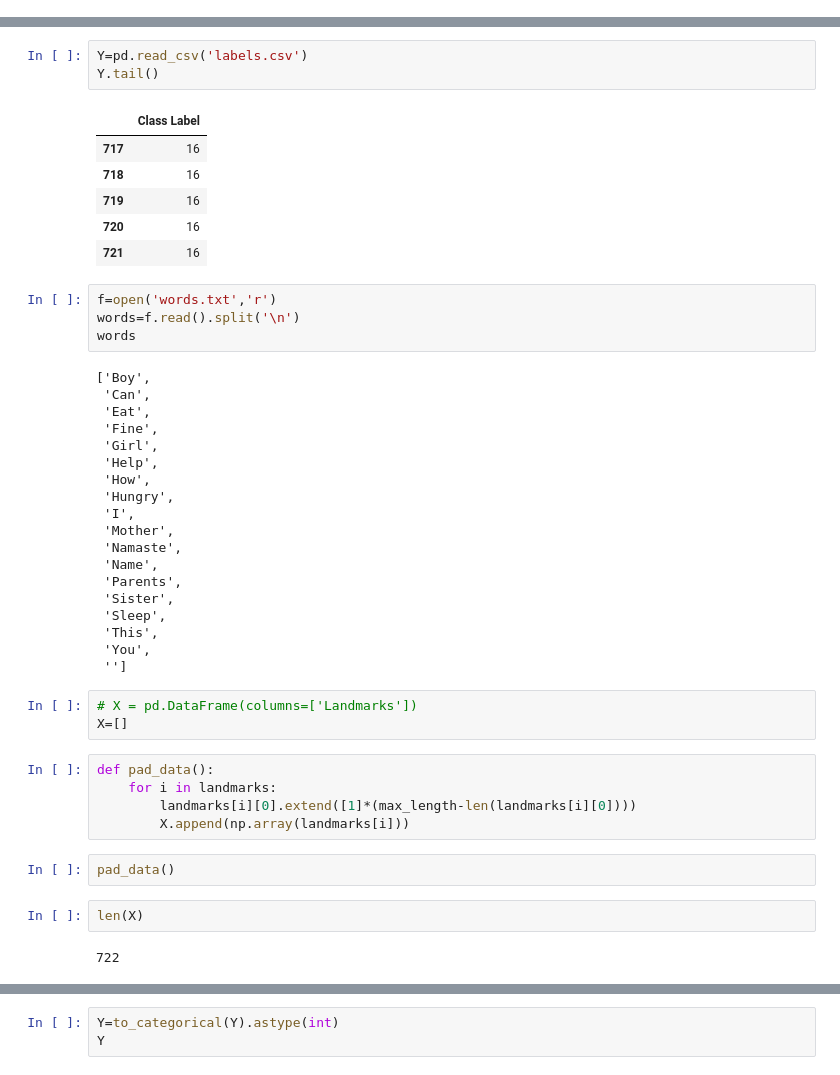
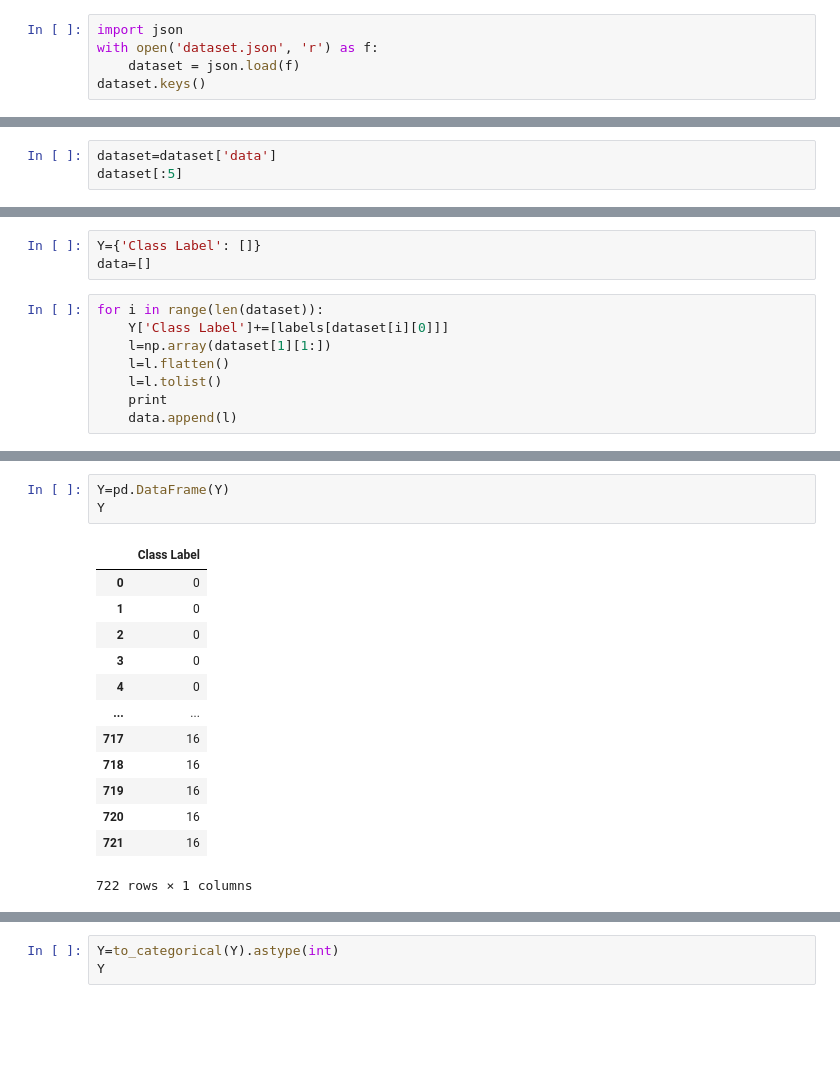
Before and after one commit to TranquilTanisha/Ishaara, a Jupyter notebook: model.ipynb, the cells around one changed output, grey strips where cells are left out. Saved outputs shown, nothing was run; the diff lists cells and outputs as text; blank space fills up the shorter version.

```diff
--- a/model.ipynb
+++ b/model.ipynb
@@ -0,0 +1,5 @@
+# %%
+import json
+with open('dataset.json', 'r') as f:
+    dataset = json.load(f)
+dataset.keys()
@@ -41,0 +41,3 @@ dict_keys(['0', '1', '2', '3', '4', '5', '6', '7', '8', '9', '10', '11', '12', '
+# %%
+dataset=dataset['data']
+dataset[:5]
@@ -56,0 +74,11 @@ max_length
+# %%
+Y={'Class Label': []}
+data=[]
+# %%
+for i in range(len(dataset)):
+    Y['Class Label']+=[labels[dataset[i][0]]]
+    l=np.array(dataset[1][1:])
+    l=l.flatten()
+    l=l.tolist()
+    print
+    data.append(l)
@@ -57,47 +116,17 @@ max_length
 # %%
-Y=pd.read_csv('labels.csv')
-Y.tail()
+Y=pd.DataFrame(Y)
+Y
 # %% [output]
 |  | Class Label |
+| 0 | 0 |
+| 1 | 0 |
+| 2 | 0 |
+| 3 | 0 |
+| 4 | 0 |
+| ... | ... |
 | 717 | 16 |
 | 718 | 16 |
 | 719 | 16 |
 | 720 | 16 |
 | 721 | 16 |
+722 rows × 1 columns
-# %%
-f=open('words.txt','r')
-words=f.read().split('\n')
-words
-# %% [output]
-['Boy',
- 'Can',
- 'Eat',
- 'Fine',
- 'Girl',
- 'Help',
- 'How',
- 'Hungry',
- 'I',
- 'Mother',
- 'Namaste',
- 'Name',
- 'Parents',
- 'Sister',
- 'Sleep',
- 'This',
- 'You',
- '']
-# %%
-# X = pd.DataFrame(columns=['Landmarks'])
-X=[]
-# %%
-def pad_data():
-    for i in landmarks:
-        landmarks[i][0].extend([1]*(max_length-len(landmarks[i][0])))
-        X.append(np.array(landmarks[i]))
-# %%
-pad_data()
-# %%
-len(X)
-# %% [output]
-722
```
Also changed, not shown: parts of 50 cells of this notebook, 9 other files.
